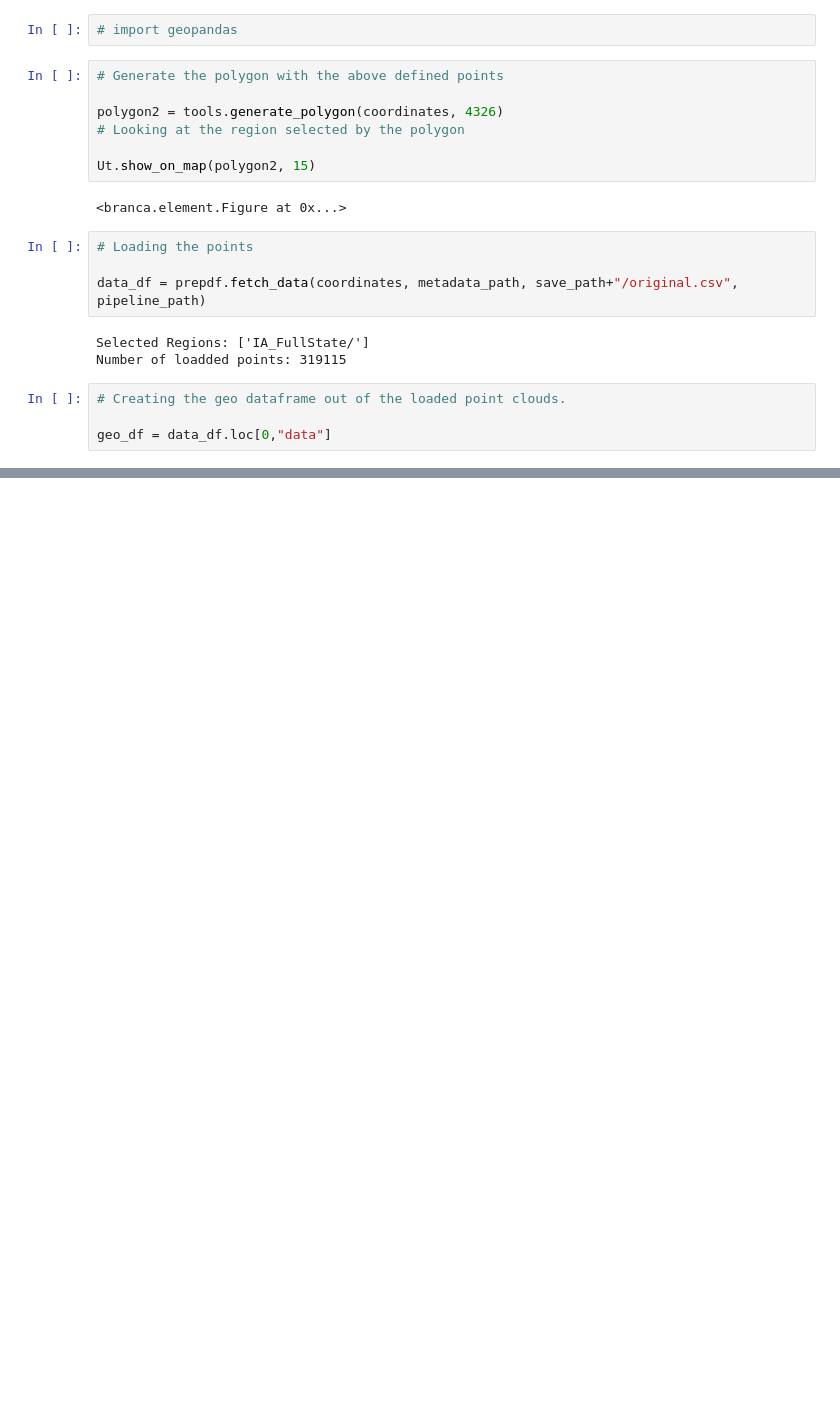
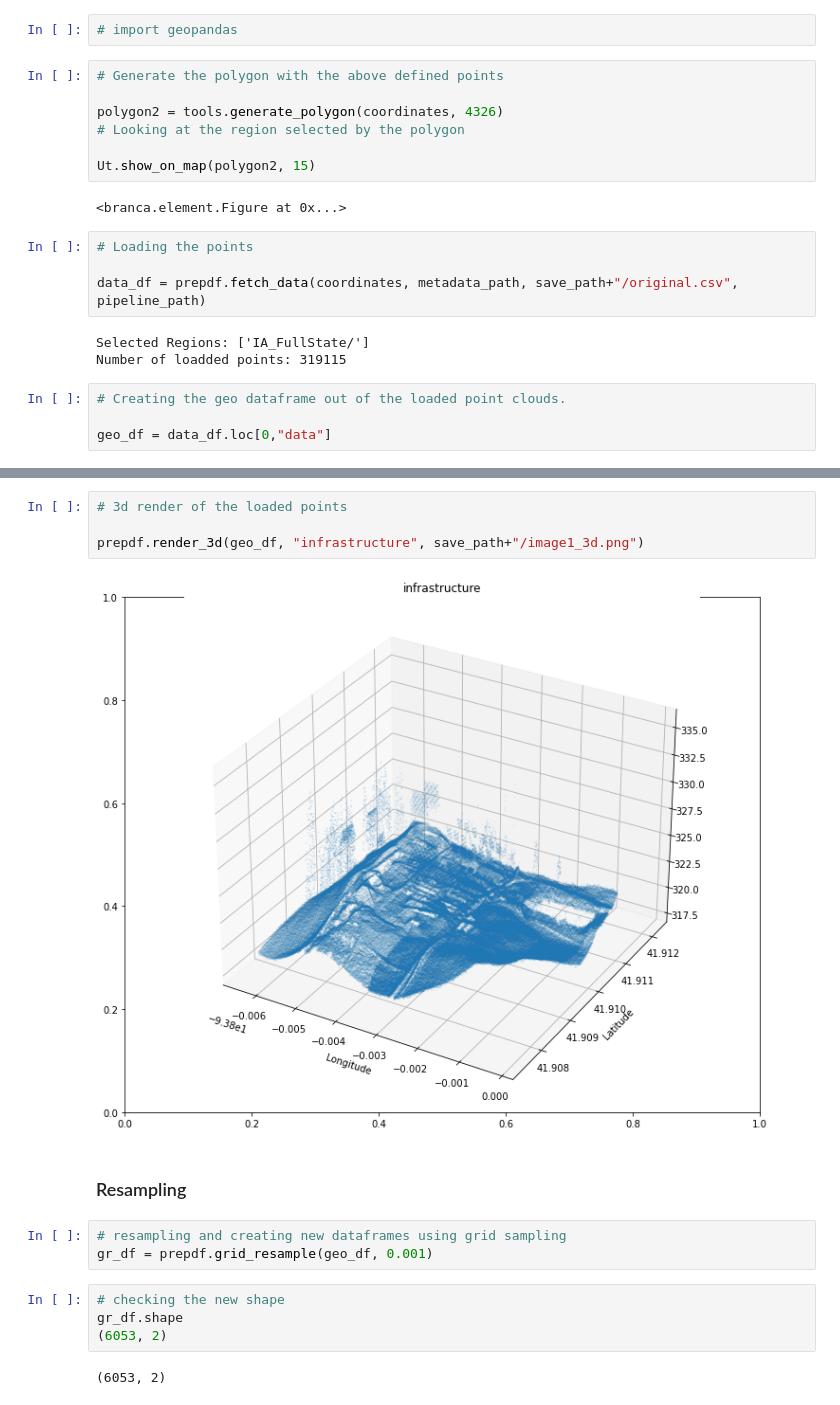
Before and after one commit to fbagire/agri_techLIDAR, a Jupyter notebook: notebooks/example.ipynb, the cells around one changed output, grey strips where cells are left out. Drawn from its saved outputs; the diff is of its cells as text; blank space fills up the shorter version.

Commit message:
resampling

```diff
--- a/notebooks/example.ipynb
+++ b/notebooks/example.ipynb
@@ -58,0 +59,17 @@ prepdf.plot_heatmap(geo_df, "infrastructure", save_path+"/image1.png")
+# %%
+# 3d render of the loaded points
+
+prepdf.render_3d(geo_df, "infrastructure", save_path+"/image1_3d.png")
+# %% [output]
+[figure, added]
+# %% [markdown]
+### Resampling
+# %%
+# resampling and creating new dataframes using grid sampling
+gr_df = prepdf.grid_resample(geo_df, 0.001)
+# %%
+# checking the new shape
+gr_df.shape
+(6053, 2)
+# %% [output]
+(6053, 2)
```
Also changed, not shown: parts of 7 cells of this notebook, 6 other files.
